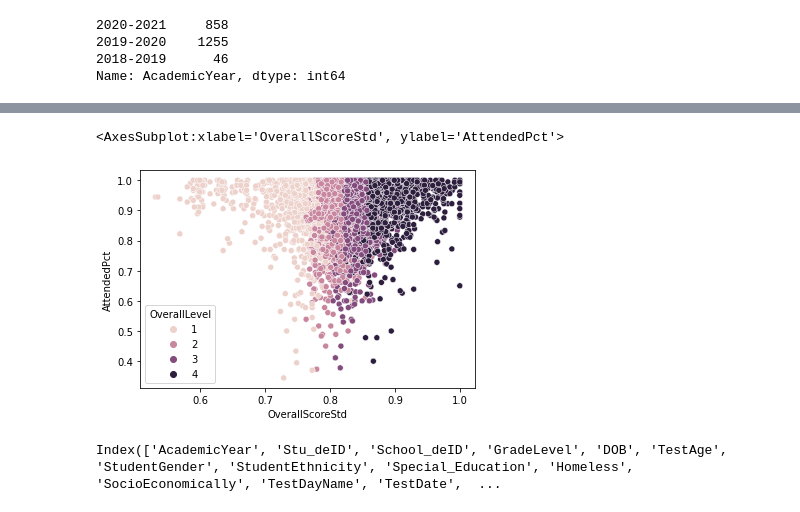
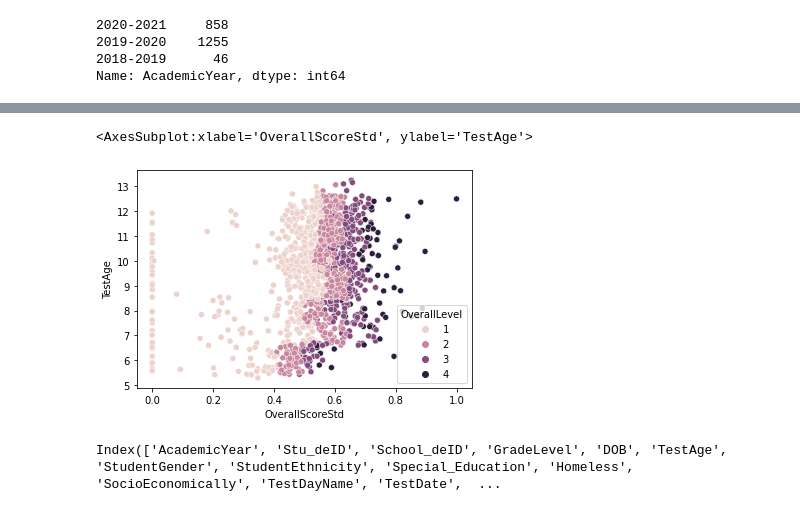
Before and after one commit to Oscar-Gil-Data/ADS-599B, a Jupyter notebook: Code Library Folder/2_EDA.ipynb, the cells around one changed output, grey strips where cells are left out. Cells and saved outputs as stored; diff of their text form; code cells hidden in the pictures.

```diff
--- a/Code Library Folder/2_EDA.ipynb
+++ b/Code Library Folder/2_EDA.ipynb
@@ -201,8 +201,8 @@ sns.displot(data=df, x='OverallScoreStd')
 # %%
-sns.scatterplot(data=df.query("Special_Education == 'N'"), x="OverallScoreStd", y="AttendedPct", hue="OverallLevel")
+sns.scatterplot(data=df.query("Special_Education == 'Y'"), x="OverallScoreStd", y="TestAge", hue="OverallLevel")
 # %% [output]
-<AxesSubplot:xlabel='OverallScoreStd', ylabel='AttendedPct'>
+<AxesSubplot:xlabel='OverallScoreStd', ylabel='TestAge'>
-[figure, old version]
+[figure, new version]
 # %%
 df.columns
 # %% [output]
```
Also changed, not shown: parts of 12 cells of this notebook.
